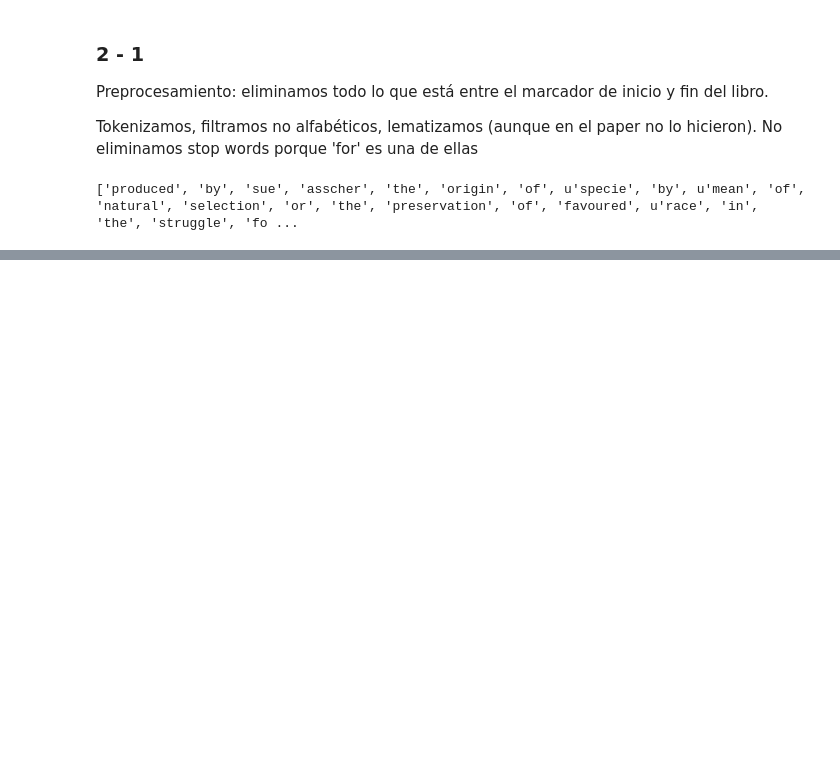
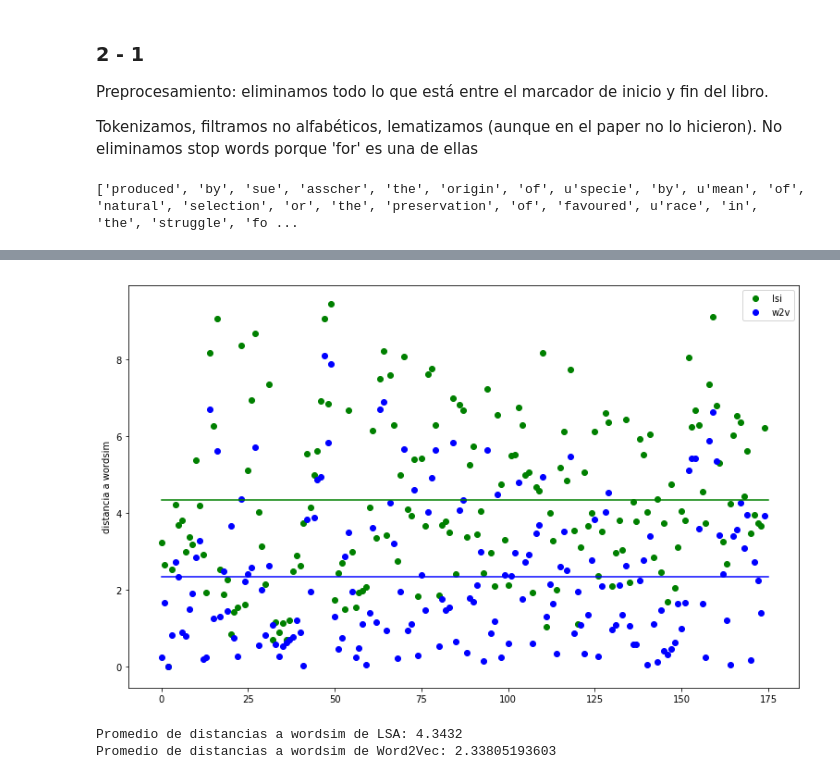
Before and after one commit to fhosen/CienciaDeDatos, a Jupyter notebook: TP6/TP6.ipynb, the cells around one changed output, grey strips where cells are left out. Drawn from its saved outputs; the diff is of its cells as text; code cells hidden in the pictures; blank space fills up the shorter version.

```diff
--- a/TP6/TP6.ipynb
+++ b/TP6/TP6.ipynb
@@ -226,0 +206,68 @@ No v
+# %%
+from gensim.models import word2vec, lsimodel
+from gensim.corpora import *
+
+w2vmodel = models.Word2Vec(nltk.corpus.gutenberg.sents())
+# %%
+from nltk.corpus import gutenberg
+
+dictionary = corpora.Dictionary(gutenberg.sents())
+corpora.MmCorpus.serialize('corpus.mm', (dictionary.doc2bow(text) for text in gutenberg.sents()))
+corpus = corpora.MmCorpus('corpus.mm')
+
+lsi = models.LsiModel(corpus, id2word = dictionary, num_topics = 400)
+# %%
+import seaborn as sb
+import matplotlib.pyplot as plt
+#index = similarities.MatrixSimilarity(lsi[sents2[0]])
+tests = []
+test = open('wordsim353_sim_rel/wordsim353_agreed.txt', 'r')
+for line in test:
+    if line[0]!='#':
+        tests.append(line.strip().split('\t')[1:4])
+
+from scipy import spatial
+
+cosines_lsi = []
+cosines_word2vec = []
+similarities_human = []
+invalid_words_pos = []
+
+for i, test in enumerate(tests):
+    word_0, word_1 = test[0], test[1]
+    vec_lsi_0 = [a[0] for a in lsi[dictionary.doc2bow([word_0])]]
+    vec_lsi_1 = [a[0] for a in lsi[dictionary.doc2bow([word_1])]]
+    if len(vec_lsi_0) - len(vec_lsi_1)!=0 or len(vec_lsi_0) == 0:
+        invalid_words_pos.append(i)
+        continue
+    try:
+        w2v = w2vmodel.similarity(word_0, word_1)
+    except KeyError:
+        invalid_words_pos.append(i)
+        continue
+    similarities_human.append(float(test[2]))
+    cosines_lsi.append(1 - spatial.distance.cosine(vec_lsi_0, vec_lsi_1))
+    cosines_word2vec.append(w2v)
+
+#print cosines_lsi
+#print cosines_word2vec
+
+lsi_diffs = map(lambda (x,y): abs((x + 1) * 5 - y), zip(cosines_lsi, similarities_human))
+word2vec_diffs = map(lambda (x,y): abs((x + 1) * 5 - y), zip(cosines_word2vec, similarities_human))
+
+plt.figure(figsize=(13,8))
+plt.scatter(range(len(cosines_lsi)), lsi_diffs, color = "green", label = "lsi")
+plt.scatter(range(len(cosines_word2vec)), word2vec_diffs, label = "w2v", color = "blue")
+plt.plot([0, (len(cosines_lsi))], [np.mean(lsi_diffs), np.mean(lsi_diffs)], color = "green")
+plt.plot([0, (len(cosines_word2vec))], [np.mean(word2vec_diffs), np.mean(word2vec_diffs)], color = "blue")
+plt.ylabel("distancia a wordsim")
+plt.legend()
+#sb.pointplot(x = cosines_lsi, y = cosines_word2vec)
+plt.show()
+
+print "Promedio de distancias a wordsim de LSA: " + str(np.mean(lsi_diffs))
+print "Promedio de distancias a wordsim de Word2Vec: " + str(np.mean(word2vec_diffs))
+# %% [output]
+[figure, added]
+Promedio de distancias a wordsim de LSA: 4.3432
+Promedio de distancias a wordsim de Word2Vec: 2.33805193603
```
Also changed, not shown: parts of 17 cells of this notebook, 5 other files.
